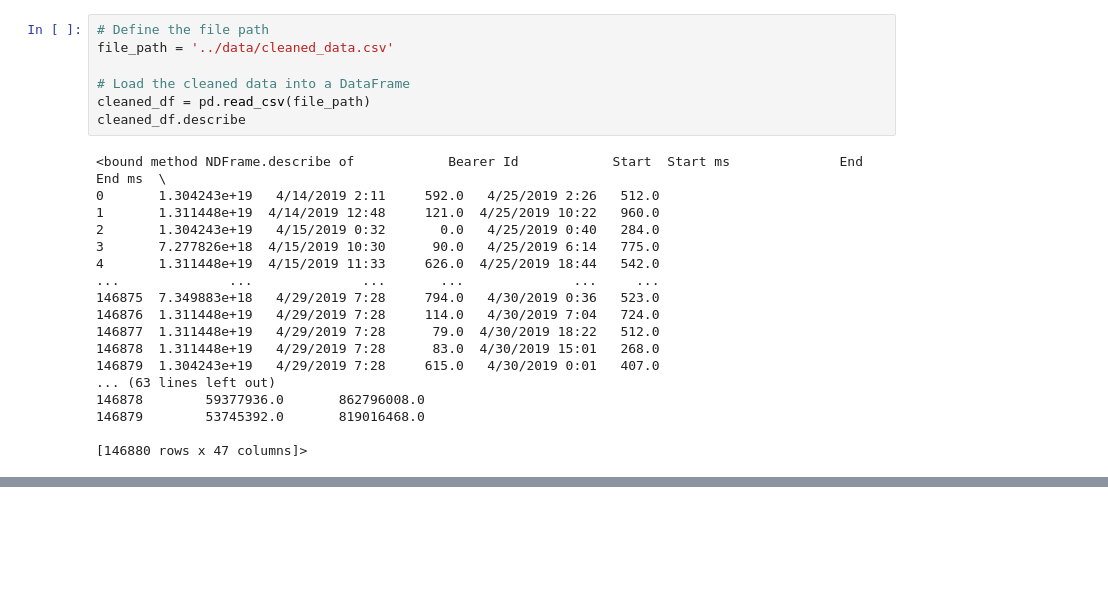
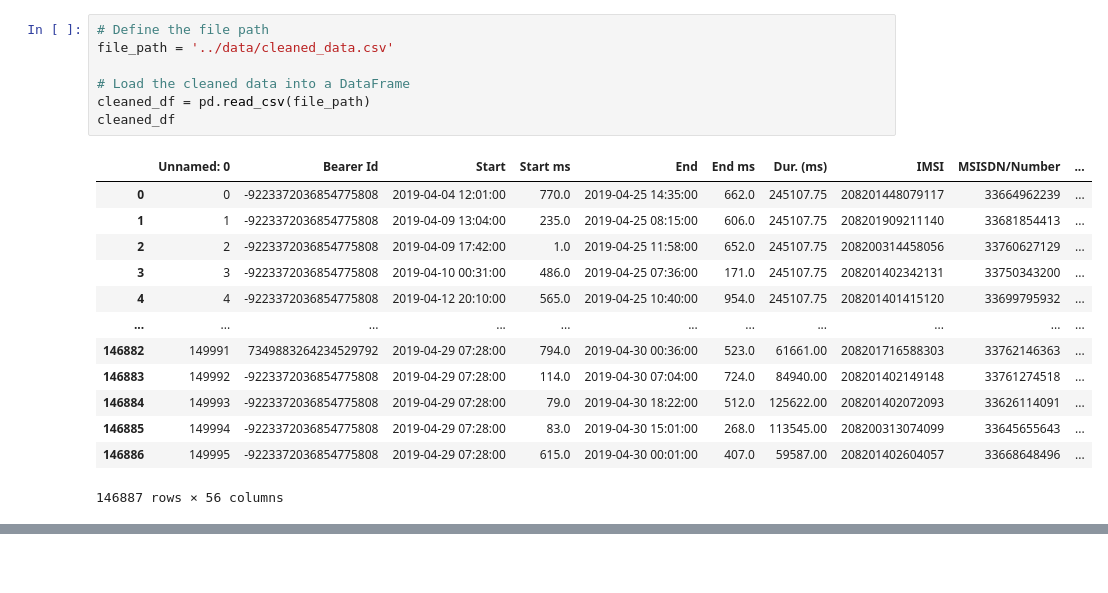
Before and after one commit to GetachewAbebe/User_Analytics_in_the_Telecom_Industry, a Jupyter notebook: notebooks/user_engagement_analysis.ipynb, the cells around one changed output, grey strips where cells are left out. Drawn from its saved outputs; the diff is of its cells as text; blank space fills up the shorter version.

```diff
--- a/notebooks/user_engagement_analysis.ipynb
+++ b/notebooks/user_engagement_analysis.ipynb
@@ -9,25 +20,21 @@ import numpy as np
 # %%
 # Define the file path
 file_path = '../data/cleaned_data.csv'
 
 # Load the cleaned data into a DataFrame
 cleaned_df = pd.read_csv(file_path)
-cleaned_df.describe
+cleaned_df
 # %% [output]
+|  | Unnamed: 0 | Bearer Id | Start | Start ms | End | End ms | Dur. (ms) | IMSI | MSISDN/Number | ... |
+| 0 | 0 | -9223372036854775808 | 2019-04-04 12:01:00 | 770.0 | 2019-04-25 14:35:00 | 662.0 | 245107.75 | 208201448079117 | 33664962239 | ... |
+| 1 | 1 | -9223372036854775808 | 2019-04-09 13:04:00 | 235.0 | 2019-04-25 08:15:00 | 606.0 | 245107.75 | 208201909211140 | 33681854413 | ... |
+| 2 | 2 | -9223372036854775808 | 2019-04-09 17:42:00 | 1.0 | 2019-04-25 11:58:00 | 652.0 | 245107.75 | 208200314458056 | 33760627129 | ... |
+| 3 | 3 | -9223372036854775808 | 2019-04-10 00:31:00 | 486.0 | 2019-04-25 07:36:00 | 171.0 | 245107.75 | 208201402342131 | 33750343200 | ... |
+| 4 | 4 | -9223372036854775808 | 2019-04-12 20:10:00 | 565.0 | 2019-04-25 10:40:00 | 954.0 | 245107.75 | 208201401415120 | 33699795932 | ... |
+| ... | ... | ... | ... | ... | ... | ... | ... | ... | ... | ... |
+| 146882 | 149991 | 7349883264234529792 | 2019-04-29 07:28:00 | 794.0 | 2019-04-30 00:36:00 | 523.0 | 61661.00 | 208201716588303 | 33762146363 | ... |
+| 146883 | 149992 | -9223372036854775808 | 2019-04-29 07:28:00 | 114.0 | 2019-04-30 07:04:00 | 724.0 | 84940.00 | 208201402149148 | 33761274518 | ... |
+| 146884 | 149993 | -9223372036854775808 | 2019-04-29 07:28:00 | 79.0 | 2019-04-30 18:22:00 | 512.0 | 125622.00 | 208201402072093 | 33626114091 | ... |
+| 146885 | 149994 | -9223372036854775808 | 2019-04-29 07:28:00 | 83.0 | 2019-04-30 15:01:00 | 268.0 | 113545.00 | 208200313074099 | 33645655643 | ... |
+| 146886 | 149995 | -9223372036854775808 | 2019-04-29 07:28:00 | 615.0 | 2019-04-30 00:01:00 | 407.0 | 59587.00 | 208201402604057 | 33668648496 | ... |
-<bound method NDFrame.describe of            Bearer Id            Start  Start ms              End  End ms  \
-0       1.304243e+19   4/14/2019 2:11     592.0   4/25/2019 2:26   512.0
-1       1.311448e+19  4/14/2019 12:48     121.0  4/25/2019 10:22   960.0
-2       1.304243e+19   4/15/2019 0:32       0.0   4/25/2019 0:40   284.0
-3       7.277826e+18  4/15/2019 10:30      90.0   4/25/2019 6:14   775.0
-4       1.311448e+19  4/15/2019 11:33     626.0  4/25/2019 18:44   542.0
-...              ...              ...       ...              ...     ...
-146875  7.349883e+18   4/29/2019 7:28     794.0   4/30/2019 0:36   523.0
-146876  1.311448e+19   4/29/2019 7:28     114.0   4/30/2019 7:04   724.0
-146877  1.311448e+19   4/29/2019 7:28      79.0  4/30/2019 18:22   512.0
-146878  1.311448e+19   4/29/2019 7:28      83.0  4/30/2019 15:01   268.0
-146879  1.304243e+19   4/29/2019 7:28     615.0   4/30/2019 0:01   407.0
-... (63 lines left out)
-146878        59377936.0       862796008.0
-146879        53745392.0       819016468.0
-
-[146880 rows x 47 columns]>
+146887 rows × 56 columns
```
Also changed, not shown: parts of 44 cells of this notebook, 16 other files.
